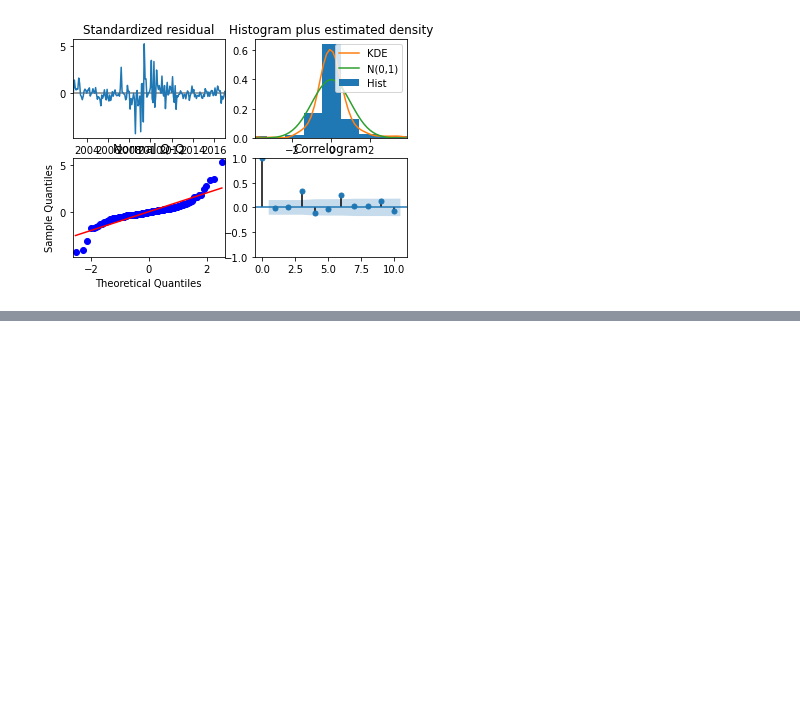
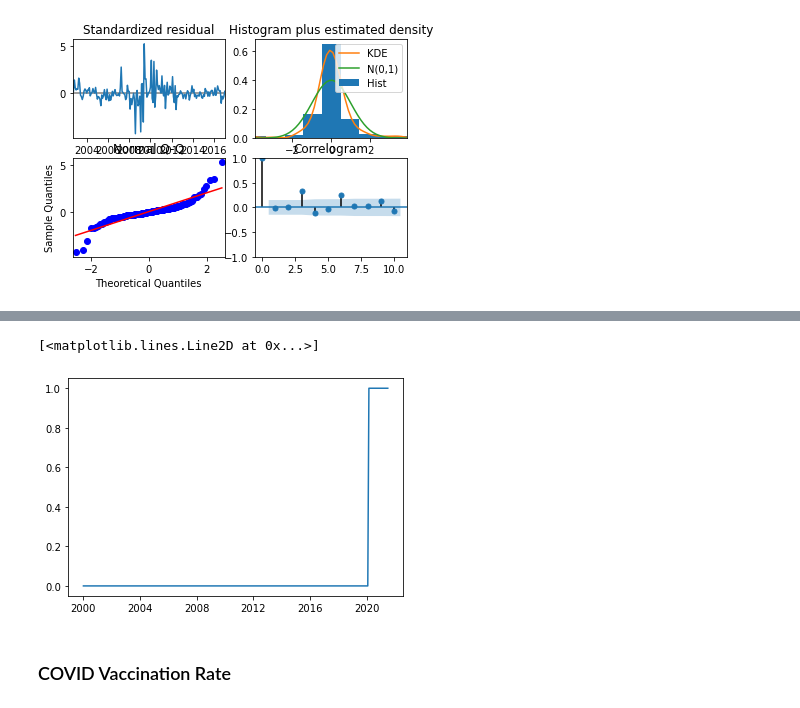
Before and after one commit to michelleazee/KPMG_forecasting_model, a Jupyter notebook: script/Sector_Models/Consumer_Discretionary.ipynb, the cells around one changed output, grey strips where cells are left out. Saved outputs shown, nothing was run; the diff lists cells and outputs as text; code cells hidden in the pictures; blank space fills up the shorter version.

```diff
--- a/script/Sector_Models/Consumer_Discretionary.ipynb
+++ b/script/Sector_Models/Consumer_Discretionary.ipynb
@@ -283,0 +315,5 @@ MAE: 0.605
+# %%
+covid = pd.read_csv('../../data/raw/COVID_Boolean.csv')
+covid['Date'] = pd.to_datetime(covid['Date'])
+covid = covid.set_index(['Date'])
+covid.head()
@@ -283,0 +328,7 @@ MAE: 0.605
+# %%
+plt.plot(covid.COVID_Boolean)
+# %% [output]
+[<matplotlib.lines.Line2D at 0x...>]
+[figure, added]
+# %% [markdown]
+### COVID Vaccination Rate
```
Also changed, not shown: parts of 18 cells of this notebook, 2 other files.
